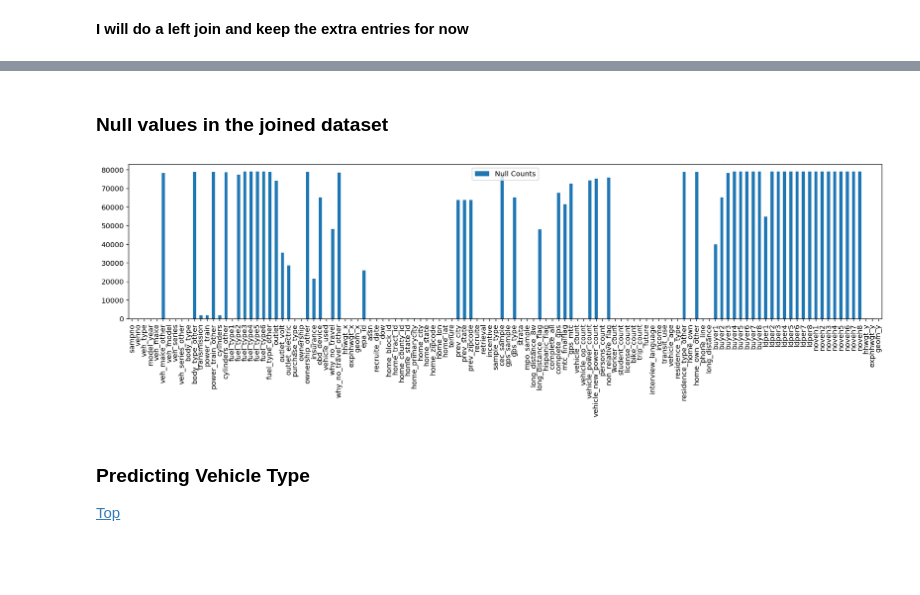
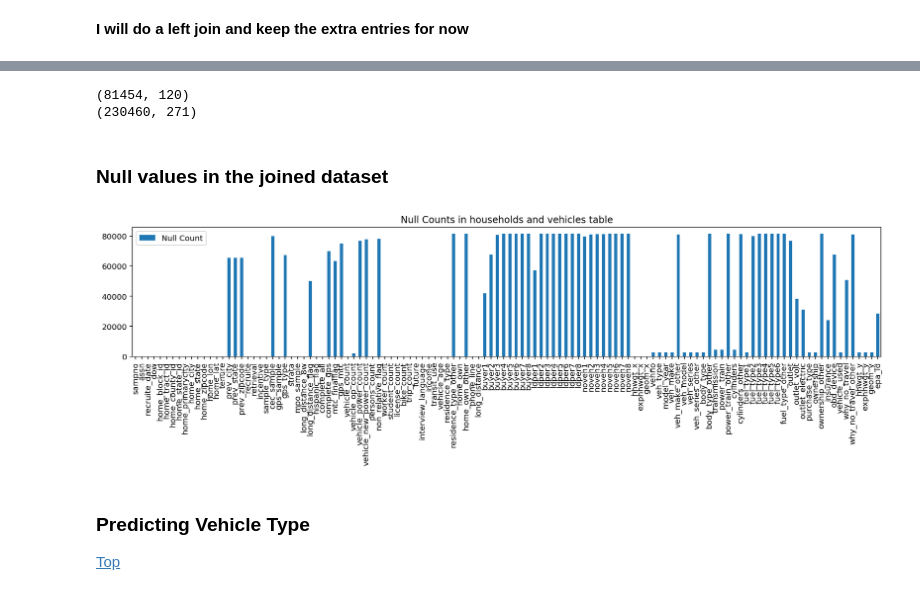
Before and after one commit to unakhat/caltravel, a Jupyter notebook: pipeline.ipynb, the cells around one changed output, grey strips where cells are left out. Drawn from its saved outputs; the diff is of its cells as text; code cells hidden in the pictures; blank space fills up the shorter version.

Commit message:
Added something to load, join and export data

```diff
--- a/pipeline.ipynb
+++ b/pipeline.ipynb
@@ -85,0 +85,4 @@ caltrans_tables = get_tables_in('/caltrans_full_survey/')
+# %%
+#caltrans_tables = get_tables_in('/caltrans_full_survey/')
+# Not all data fits in github, so download the data and load from outside the Repo:
+caltrans_tables = get_tables_in('/../caltrans_full_survey/')
@@ -86,17 +91,30 @@ caltrans_tables = get_tables_in('/caltrans_full_survey/')
 # %%
-def make_dfs_from_files(file_list, table_type, data_dir='caltrans_full_survey/'):
+def make_dfs_from_files(file_list, table_type, data_dir='../caltrans_full_survey/'):
     ''' Create Pandas DataFrames from the list of data files in CHTS. The
     table_type signifies the group that the data belongs to.
     Possible groups: Surveys, Vehicles, Wearables
+
+    Parms:
+        file_list - all files in the survey
+        table_type - survey, vehicle, wearable, or trip-level data
+        data_dir -
+    Returns:
+
     '''
     start = time.time()
     subset_tables = {}
     if table_type == 'survey tables':
         subset = [file for file in file_list if file.startswith('survey_')]
-    if table_type == 'vehicle tables':
+    elif table_type == 'vehicle tables':
         subset = [file for file in file_list if file.startswith('v_')]
-    if table_type == 'wearable tables':
+    elif table_type == 'wearable tables':
         subset = [file for file in file_list if file.startswith('w_')]
+    elif table_type == 'trip-level tables':
+        # Trip-level details are given via an OBD Engine sensor in each vehicle
+        subset = [file for file in file_list if file.startswith('obd_')]
+    else:
+        print('Error: Please check name of table type.')
+        return
     for file in subset:
         df = pd.read_csv(data_dir + file, low_memory=False)
         subset_tables[file] = df
@@ -153,3 +172,12 @@ df_survey_vehicles.shape
+# %%
+def plot_nulls(dfs, titles):
+    '''Plot nulls counts in list of data frames'''
+    for df, title in zip(dfs, titles):
+        pd.DataFrame(df.isnull().sum(), columns=['Null Count']).plot(kind='bar', figsize=(17,3),
+                                                                    title='Null Counts in {} table'.format(title),
+                                                                    );
+# plot_nulls([df_survey_households, df_survey_vehicles, df_survey_activity, df_survey_person,
+#            df_survey_place], titles=['households', 'vehicles','activity', 'person', 'place'])
 # %% [markdown]
 ### Join Data
 [Top](#Table-of-Contents)
@@ -181,2 +240,2 @@ Thus, there are 39,038 duplicate household entries out of the 79,011 entries for
 # %%
-df_survey_hous_veh = pd.merge(df_survey_vehicles, df_survey_households, on='sampno', how='left')
+df_households_vehicles = pd.merge(df_survey_households, df_survey_vehicles, on='sampno', how='left')
@@ -205,9 +248,15 @@ The duplicates in the vehicles table make sense now because each household may h
+# %%
+print(df_households_vehicles.shape)
+print(df_house_veh_person.shape)
+# %% [output]
+(81454, 120)
+(230460, 271)
 # %% [markdown]
 ### Null values in the joined dataset
-# %%
-pd.DataFrame(df_survey_hous_veh.isnull().sum(), columns=['Null Counts']).plot(kind='bar', figsize=(19,4));
-# %% [output]
-[figure, removed]
+# %%
+plot_nulls([df_households_vehicles], titles=['households and vehicles'])
+# %% [output]
+[figure, added]
 # %% [markdown]
 ### Predicting Vehicle Type
 [Top](#Table-of-Contents)
```
Also changed, not shown: parts of 52 cells of this notebook, 2 other files.
